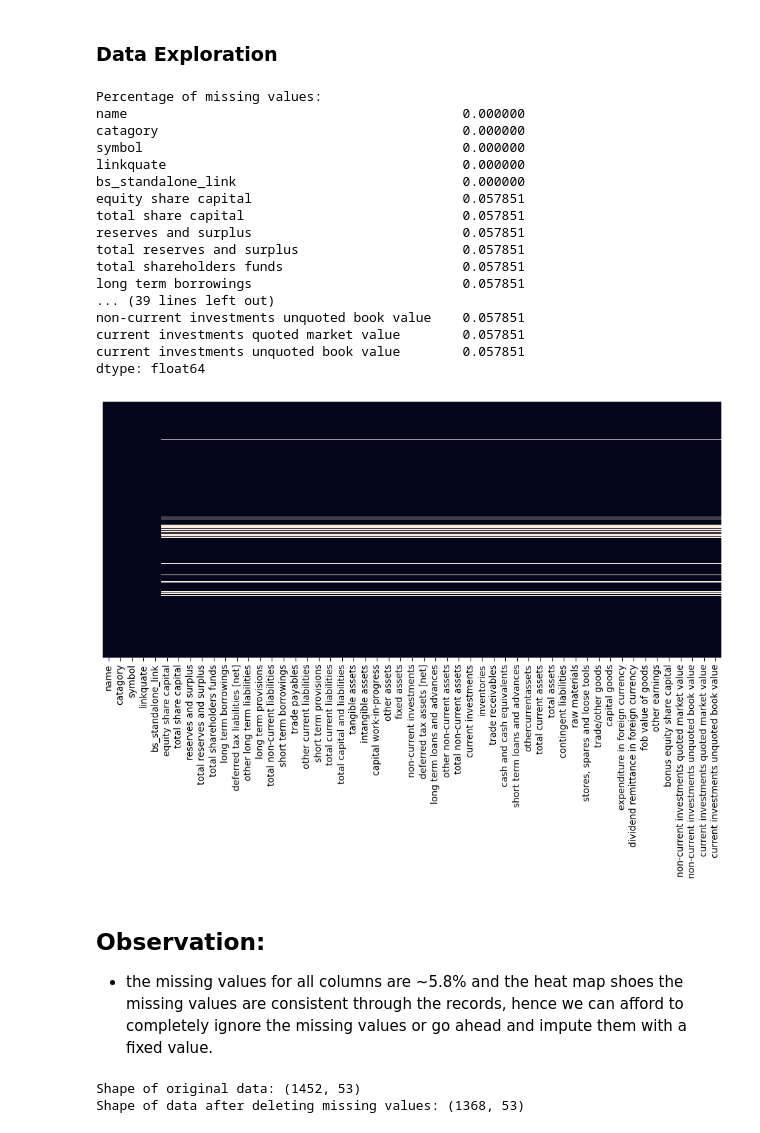
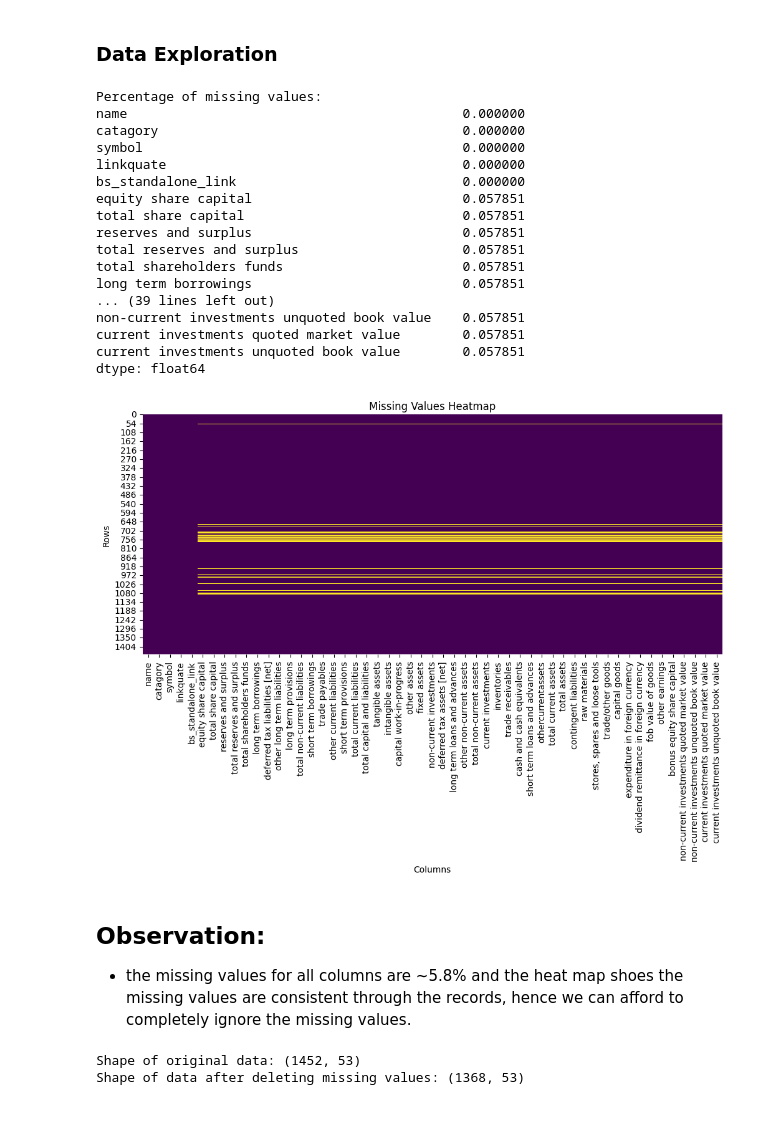
Before and after one commit to Diljitsingh14/NSE-BalanceSheet-Analysis-Clustering, a Jupyter notebook: Non-banking balance sheet analyse.ipynb, the cells around one changed output. Drawn from its saved outputs; the diff is of its cells as text; code cells hidden in the pictures.

```diff
--- a/Non-banking balance sheet analyse.ipynb
+++ b/Non-banking balance sheet analyse.ipynb
@@ -189,32 +187,42 @@ No. of Categorical columns:1
 # %%
 ## Check null values
 data.isnull().mean()
-plt.figure(figsize=(12,5))
 print(f"Percentage of missing values:\n{data.isnull().mean()}")
-sns.heatmap(data.isnull(),fmt=".2f",yticklabels=False,cbar=False)
+plt.figure(figsize=(12, 5))
+
+# Create the heatmap
+sns.heatmap(data.isnull(), cmap='viridis', cbar=False)
+
+# Add title and labels
+plt.title('Missing Values Heatmap')
+plt.xlabel('Columns')
+plt.ylabel('Rows')
+
+# Display the plot
+
 plt.show()
 # %% [output]
 Percentage of missing values:
 name                                           0.000000
 catagory                                       0.000000
 symbol                                         0.000000
 linkquate                                      0.000000
 bs_standalone_link                             0.000000
 equity share capital                           0.057851
 total share capital                            0.057851
 reserves and surplus                           0.057851
 total reserves and surplus                     0.057851
 total shareholders funds                       0.057851
 long term borrowings                           0.057851
 ... (39 lines left out)
 non-current investments unquoted book value    0.057851
 current investments quoted market value        0.057851
 current investments unquoted book value        0.057851
 dtype: float64
-[figure, old version]
+[figure, new version]
 # %% [markdown]
 ## Observation:
-- the missing values for all columns are ~5.8% and the heat map shoes the missing values are consistent through the records, hence we can afford to completely ignore the missing values or go ahead and  impute them with a fixed value.
+- the missing values for all columns are ~5.8% and the heat map shoes the missing values are consistent through the records, hence we can afford to completely ignore the missing values.
 # %%
 # drop missing values
 print(f"Shape of original data: {data.shape}")
```
Also changed, not shown: parts of 49 cells of this notebook.
